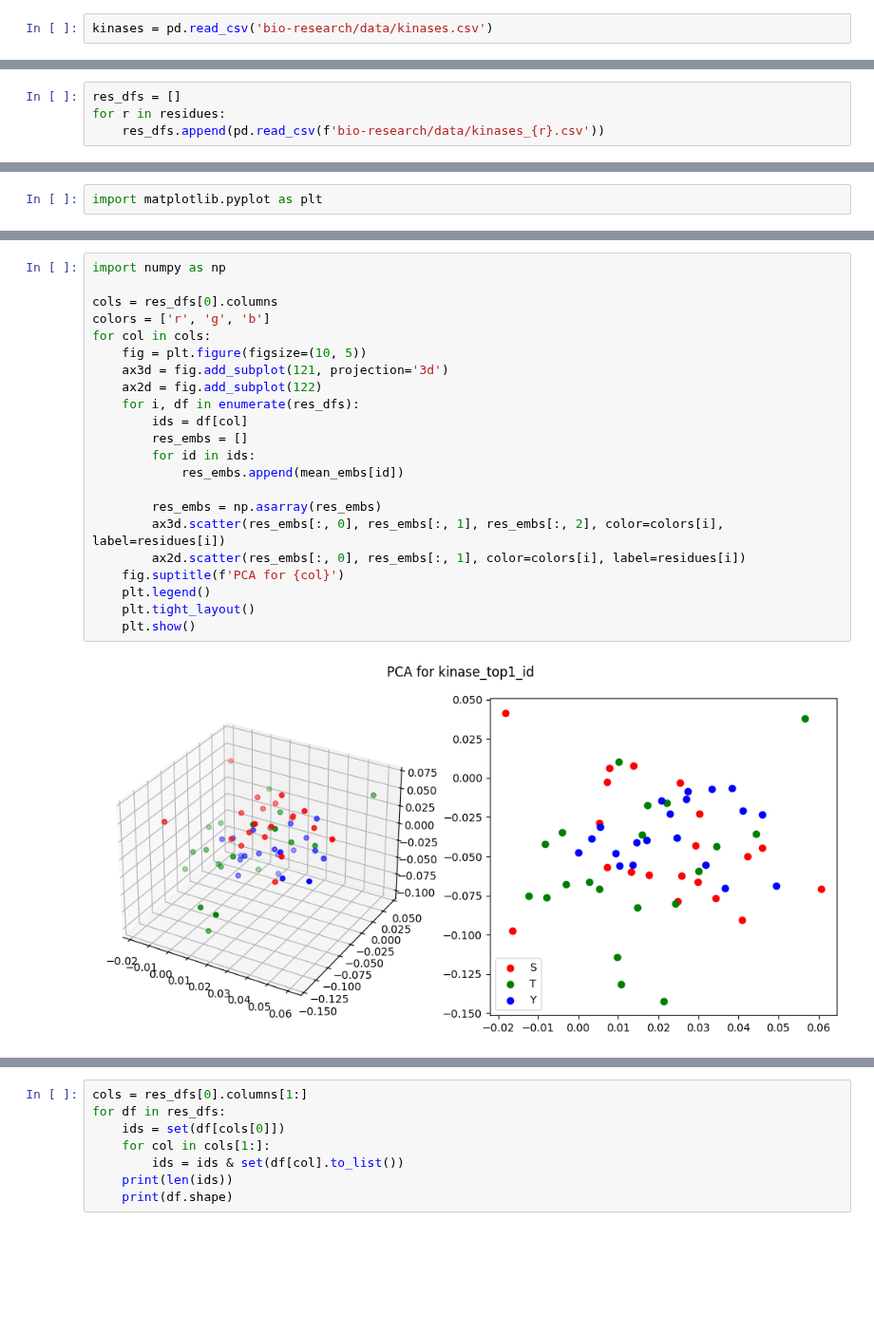
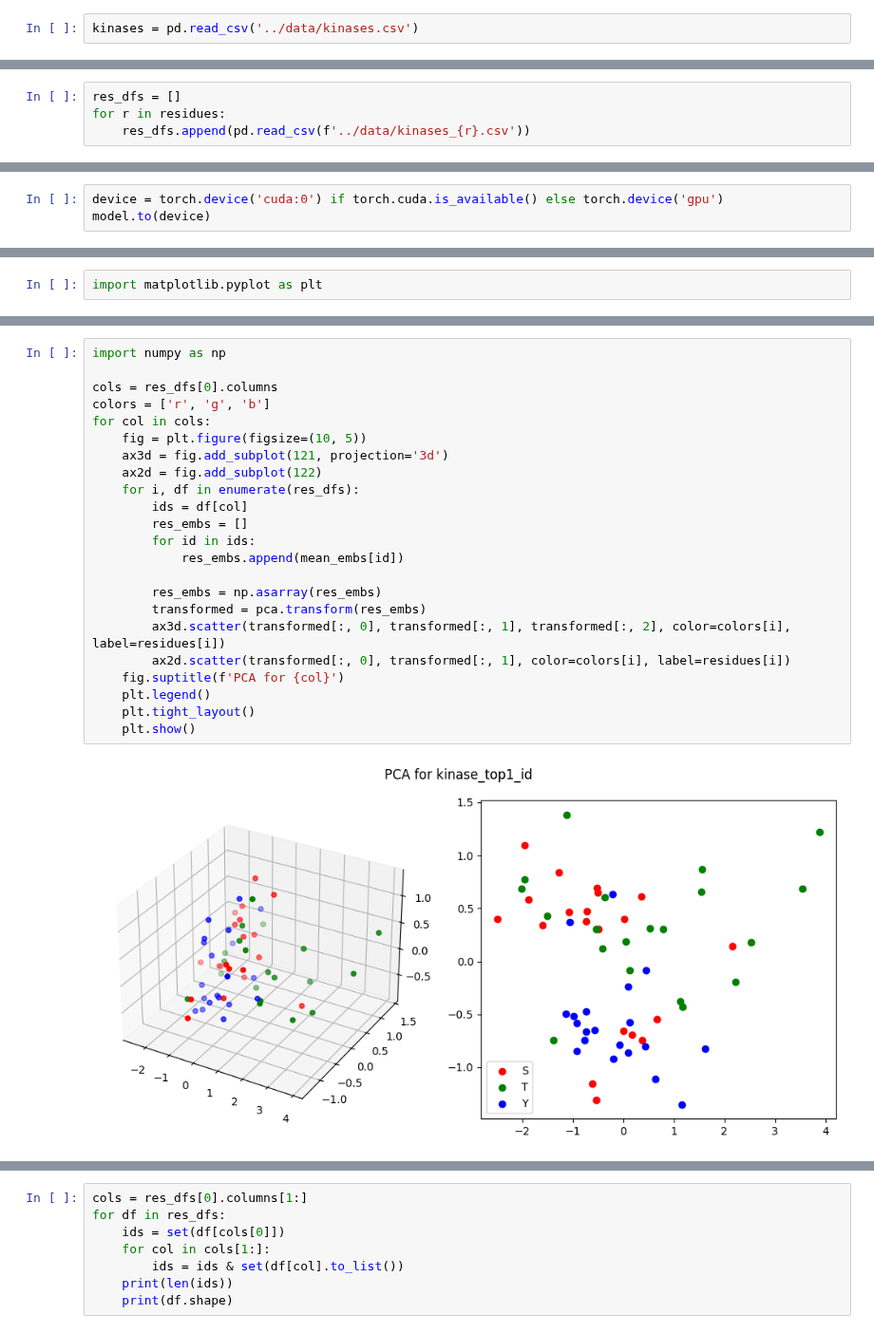
Before and after one commit to nexuso1/bio-research, a Jupyter notebook: notebooks/kinase_embeddings.ipynb, the cells around one changed output, grey strips where cells are left out. Shown at 95% size. Cells and saved outputs as stored; diff of their text form; blank space fills up the shorter version.

```diff
--- a/notebooks/kinase_embeddings.ipynb
+++ b/notebooks/kinase_embeddings.ipynb
@@ -9,7 +9,7 @@ You should probably TRAIN this model on a down-stream task to be able to use it
 # %%
 import pandas as pd
 # %%
-kinases = pd.read_csv('bio-research/data/kinases.csv')
+kinases = pd.read_csv('../data/kinases.csv')
 # %%
 kinases
 # %% [output]
@@ -31,7 +31,7 @@ residues = ['S', 'T', 'Y']
 # %%
 res_dfs = []
 for r in residues:
-    res_dfs.append(pd.read_csv(f'bio-research/data/kinases_{r}.csv'))
+    res_dfs.append(pd.read_csv(f'../data/kinases_{r}.csv'))
 # %%
 res_dfs[0]
 # %% [output]
@@ -71,3 +71,6 @@ kinases
 | Q9Y572 | MSCVKLWPSGAPAPLVSIEELENQELVGKGGFG... |
 | Q9BX84 | MKEQPVLERLQSQKSWIKGVFDKRECSTIIPSS... |
 74 rows × 1 columns
+# %%
+device = torch.device('cuda:0') if torch.cuda.is_available() else torch.device('gpu')
+model.to(device)
@@ -173,24 +195,25 @@ plt.scatter(transformed[:, 0], transformed[:, 1])
 # %%
 import numpy as np
 
 cols = res_dfs[0].columns
 colors = ['r', 'g', 'b']
 for col in cols:
     fig = plt.figure(figsize=(10, 5))
     ax3d = fig.add_subplot(121, projection='3d')
     ax2d = fig.add_subplot(122)
     for i, df in enumerate(res_dfs):
         ids = df[col]
         res_embs = []
         for id in ids:
             res_embs.append(mean_embs[id])
 
         res_embs = np.asarray(res_embs)
-        ax3d.scatter(res_embs[:, 0], res_embs[:, 1], res_embs[:, 2], color=colors[i], label=residues[i])
-        ax2d.scatter(res_embs[:, 0], res_embs[:, 1], color=colors[i], label=residues[i])
+        transformed = pca.transform(res_embs)
+        ax3d.scatter(transformed[:, 0], transformed[:, 1], transformed[:, 2], color=colors[i], label=residues[i])
+        ax2d.scatter(transformed[:, 0], transformed[:, 1], color=colors[i], label=residues[i])
     fig.suptitle(f'PCA for {col}')
     plt.legend()
     plt.tight_layout()
     plt.show()
 # %% [output]
-[figure, old version]
+[figure, new version]
```
Also changed, not shown: parts of 15 cells of this notebook, 1 other file.
